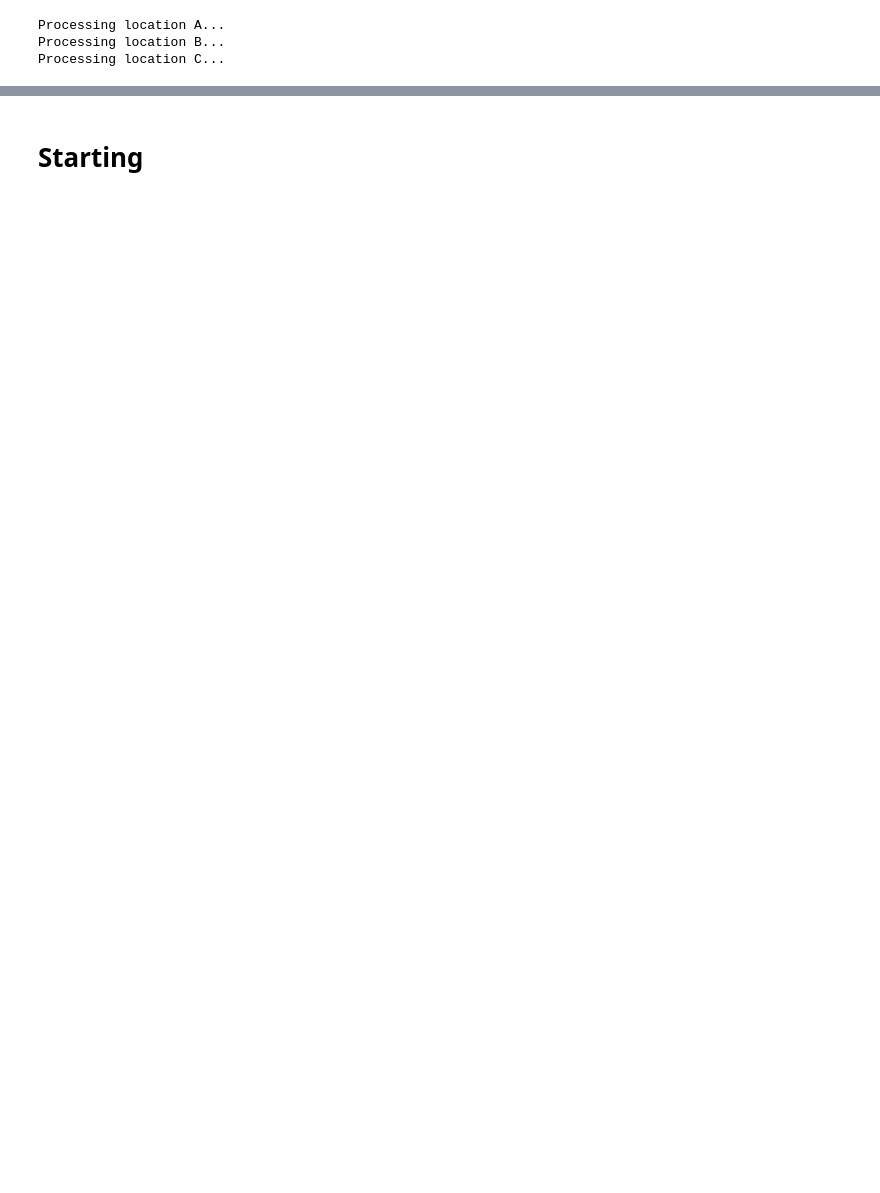
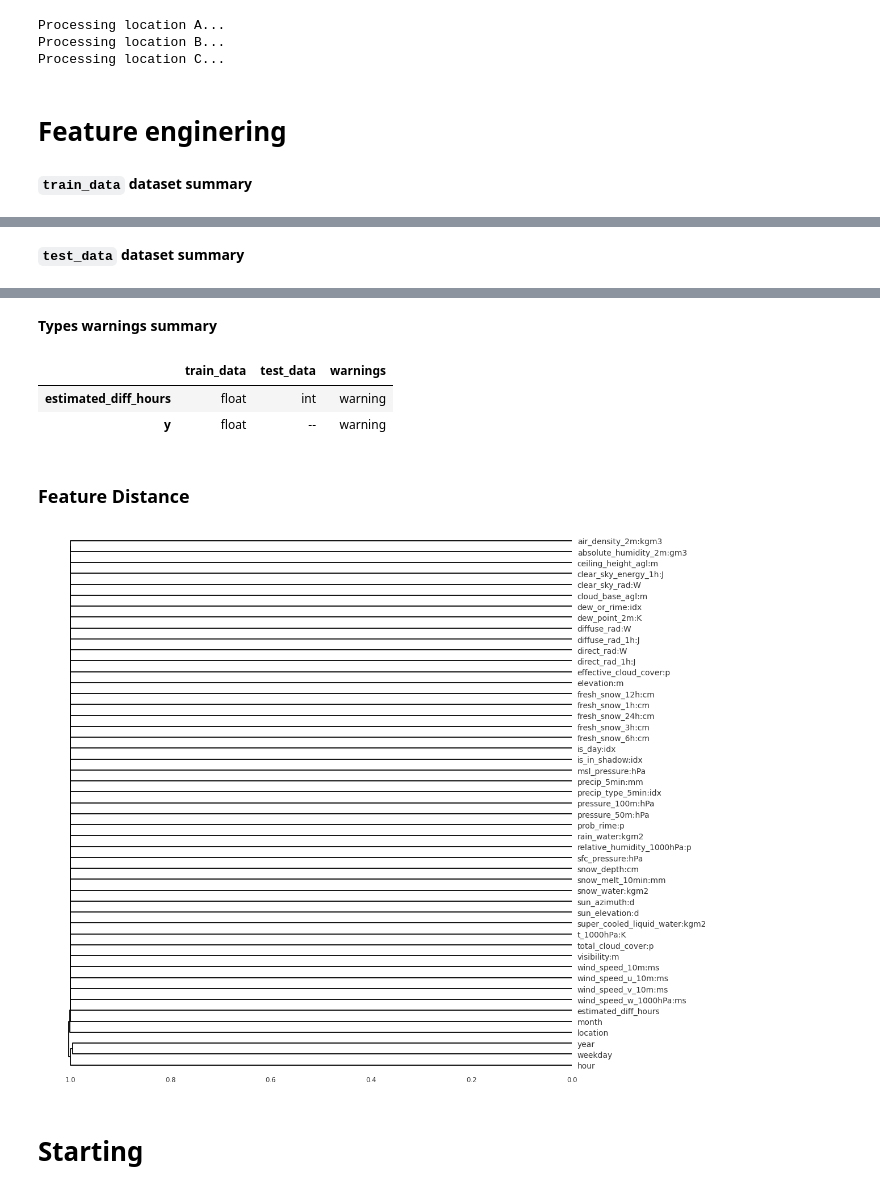
Before and after one commit to jorgensandhaug/TDT4173, a Jupyter notebook: autogluon_each_location.ipynb, the cells around one changed output, grey strips where cells are left out. Cells and saved outputs as stored; diff of their text form; code cells hidden in the pictures; blank space fills up the shorter version.

```diff
--- a/autogluon_each_location.ipynb
+++ b/autogluon_each_location.ipynb
@@ -111,5 +99,31 @@ X_test.to_csv('X_test_raw.csv', index=True)
 Processing location A...
 Processing location B...
 Processing location C...
+# %% [markdown]
+# Feature enginering
+# %%
+# temporary
+X_train["hour"] = X_train.index.hour
+X_train["weekday"] = X_train.index.weekday
+X_train["month"] = X_train.index.month
+X_train["year"] = X_train.index.year
+
+X_test["hour"] = X_test.index.hour
+X_test["weekday"] = X_test.index.weekday
+X_test["month"] = X_test.index.month
+X_test["year"] = X_test.index.year
+
+
+to_drop = ["snow_drift:idx", "snow_density:kgm3"]
+
+X_train.drop(columns=to_drop, inplace=True)
+X_test.drop(columns=to_drop, inplace=True)
+
+X_train.dropna(subset=['y'], inplace=True)
+X_train.to_csv('X_train_raw.csv', index=True)
+X_test.to_csv('X_test_raw.csv', index=True)
 # %%
-# auto.dataset_overview(train_data=X_train[X_train["location"]=="B"], test_data=X_test[X_test["location"]=="B"], label="y", sample=None)
+import autogluon.eda.auto as auto
+auto.dataset_overview(train_data=X_train, test_data=X_test, label="y", sample=None)
+# %% [output]
+**`train_data` dataset summary**
@@ -115,0 +147 @@ Processing location C...
+**`test_data` dataset summary**
@@ -115,0 +165,6 @@ Processing location C...
+**Types warnings summary**
+|  | train_data | test_data | warnings |
+| estimated_diff_hours | float | int | warning |
+| y | float | -- | warning |
+### Feature Distance
+[figure, added]
```
Also changed, not shown: parts of 14 cells of this notebook, 1 other file.
